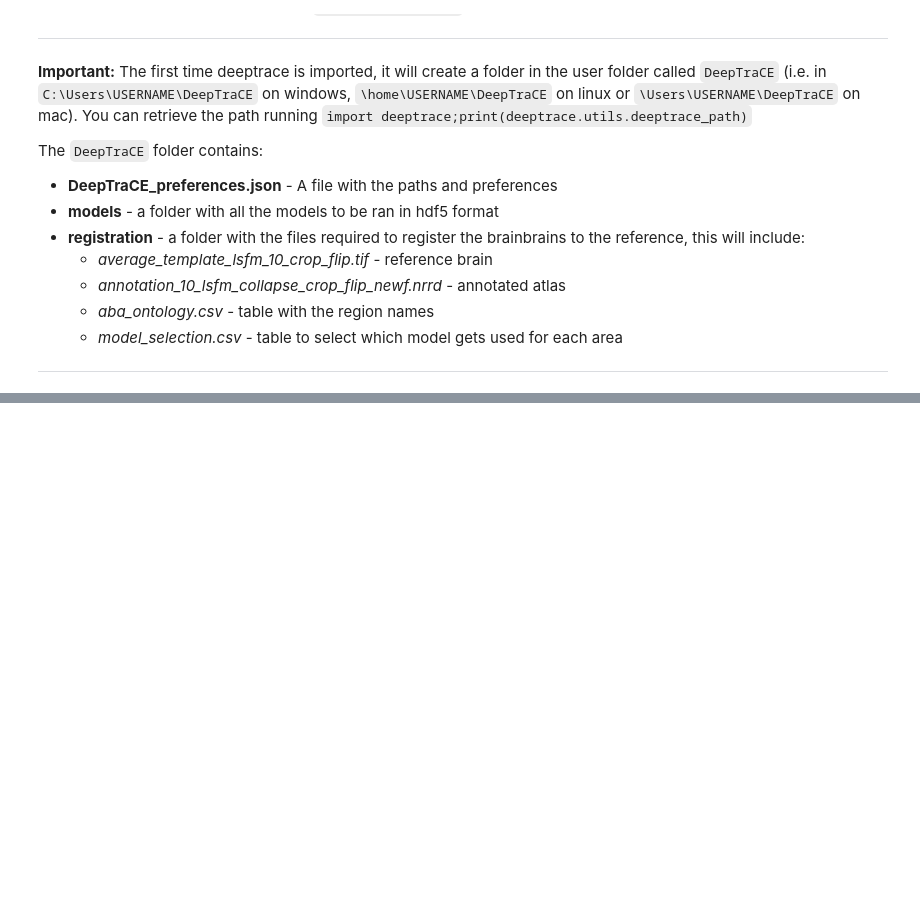
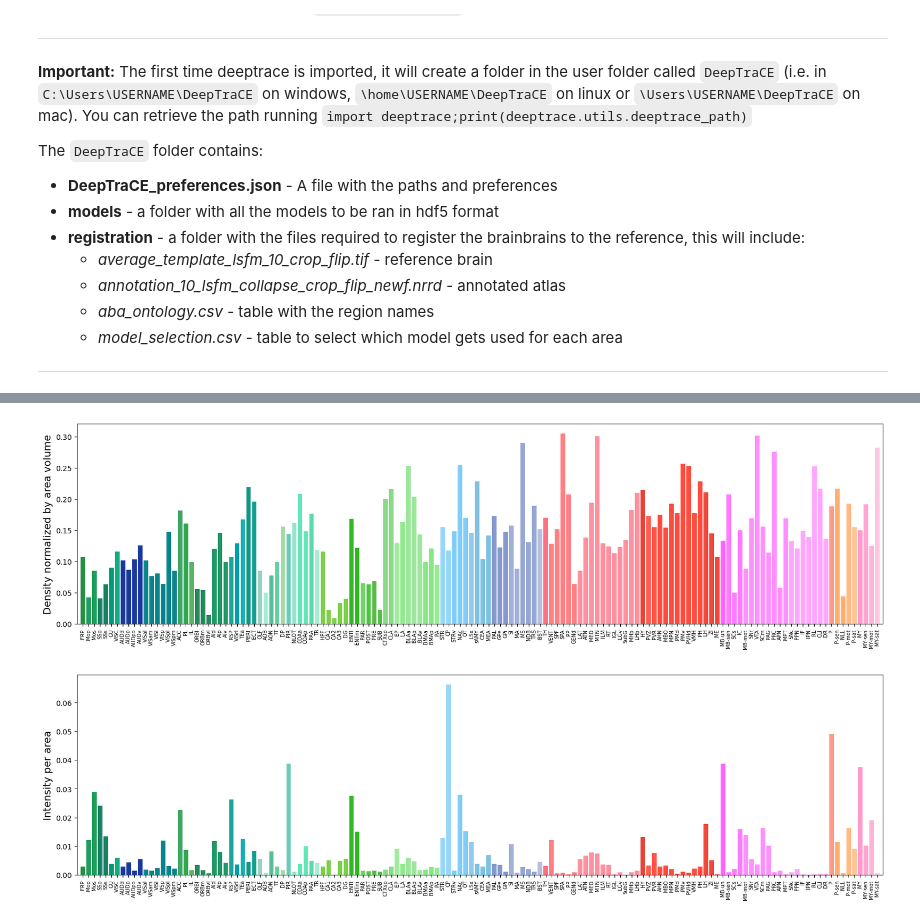
Before and after one commit to jcouto/DeepTraCE, a Jupyter notebook: notebooks/tutorial_complete.ipynb, the cells around one changed output, grey strips where cells are left out. Drawn from its saved outputs; the diff is of its cells as text; code cells hidden in the pictures; blank space fills up the shorter version.

```diff
--- a/notebooks/tutorial_complete.ipynb
+++ b/notebooks/tutorial_complete.ipynb
@@ -72,28 +71,32 @@ print(time.time() - tstart)
 # %%
 # This does the counting and combines the models
-# load results
-params,autof,models = load_deeptrace_models(res['analysis_folder'])
+params,autof,models = load_deeptrace_models(res['analysis_folder'])  # load results
 print("Combining models")
 combined,model_selection = combine_models(models, default_model=2)  # select the default model here
 print("Refining model using connected components analysis")
 refined_model = refine_connected_components(combined)
 print("Performing quantification.")
-res = count_labeling_density(refined_model, model_selection)
-res.to_csv(pjoin(res['analysis_folder'],'area_quantification.csv')
+model_results = count_labeling_density(refined_model, model_selection)
+model_results.to_csv(pjoin(res['analysis_folder'],'area_quantification.csv'))
 # %%
 # this plots the quantifications
-# %matplotlib inline # ti see the plots in the browser; does not work with interact_stack_overlay_areas
+# The line below is to see the plots in the browser; does not work with interact_stack_overlay_areas
+%matplotlib inline
 
 plt.figure(figsize = [20,5])
-plt.bar(np.arange(len(res)),np.array(res.density),color = res.color)
-plt.xticks(np.arange(len(res)),res.acronym,rotation = 90,fontsize = 7);
-plt.xlim([-1,len(res)])
+plt.bar(np.arange(len(model_results)),np.array(model_results.density),color = model_results.color)
+plt.xticks(np.arange(len(model_results)),model_results.acronym,rotation = 90,fontsize = 7);
+plt.xlim([-1,len(model_results)])
 plt.ylabel('Density normalized by area volume',fontsize = 14)
 
 plt.figure(figsize = [20,5])
-plt.bar(np.arange(len(res)),res.count_pixels/np.sum(res.count_pixels),color = res.color)
-plt.xticks(np.arange(len(res)),res.acronym,rotation = 90,fontsize = 7);
-plt.xlim([-1,len(res)])
+plt.bar(np.arange(len(model_results)),model_results.count_pixels/np.sum(model_results.count_pixels),
+        color = model_results.color)
+plt.xticks(np.arange(len(model_results)),model_results.acronym,rotation = 90,fontsize = 7);
+plt.xlim([-1,len(model_results)])
 plt.ylabel('Intensity per area',fontsize = 14);
+# %% [output]
+[figure, added]
+[figure, added]
 # %%
 # display the refined model and the atlas
```
Also changed, not shown: parts of 3 cells of this notebook, 3 other files.
